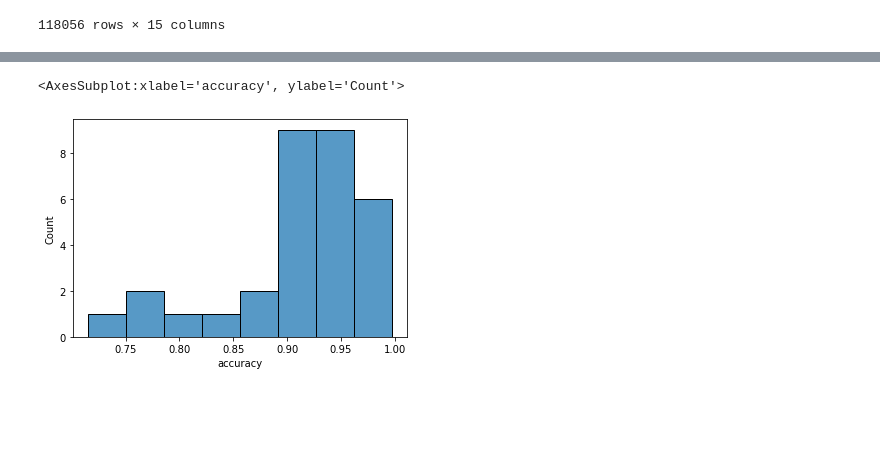
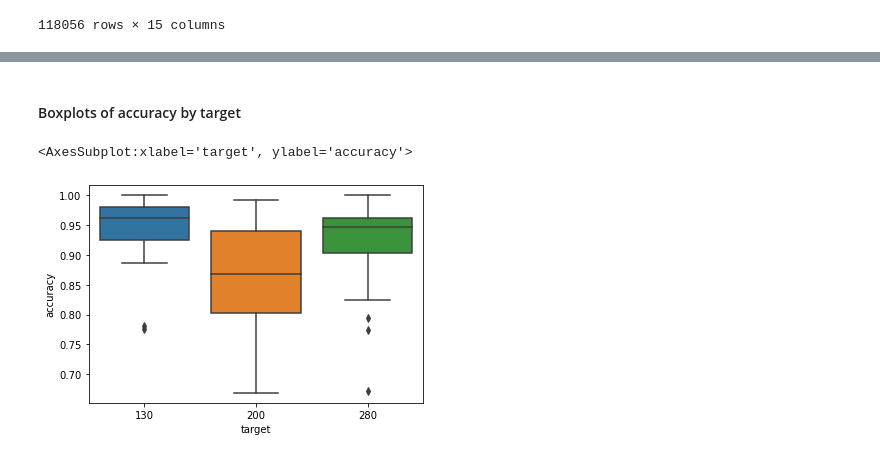
Before and after one commit to letitiayhho/tone-target-monitoring-2, a Jupyter notebook: analysis/accuracies.ipynb, the cells around one changed output, grey strips where cells are left out. Drawn from its saved outputs; the diff is of its cells as text; code cells hidden in the pictures; blank space fills up the shorter version.

Commit message:
Add more plots of behavioral results

```diff
--- a/analysis/accuracies.ipynb
+++ b/analysis/accuracies.ipynb
@@ -66,8 +71,9 @@ df
 # %%
-# Get only one trial per sequence to extract the score
-df_scores = df[df.tone_num == 1]
+df_scores = df[df.tone_num == 1] # Get only one trial per sequence to extract the score
 df_scores = df_scores[['sub_num', 'block_num', 'target', 'n_target_plays', 'n_targets', 'response']]
 df_scores['accuracy'] = 1 - abs(df_scores.n_targets - df_scores.response)/df_scores.n_targets
+df_scores = df_scores[df_scores.block_num != 0]
+df_scores.to_csv('../data/accuracy.csv')
 df_scores
 # %% [output]
 |  | sub_num | block_num | target | n_target_plays | n_targets | response | accuracy |
@@ -86,8 +100,9 @@ df_scores
+# %% [markdown]
+#### Boxplots of accuracy by target
 # %%
-# Calculate accuracies
-accuracies = df_scores.groupby('sub_num')['accuracy'].mean()
-df.to_csv('../data/accuracies.csv')
-sns.histplot(accuracies)
+accuracies = df_scores.groupby(['sub_num', 'target'])['accuracy'].mean()
+accuracies = pd.DataFrame(accuracies).reset_index()
+sns.boxplot(data = accuracies, x = 'target', y = 'accuracy')
 # %% [output]
-<AxesSubplot:xlabel='accuracy', ylabel='Count'>
+<AxesSubplot:xlabel='target', ylabel='accuracy'>
-[figure, old version]
+[figure, new version]
```
Also changed, not shown: parts of 14 cells of this notebook.
